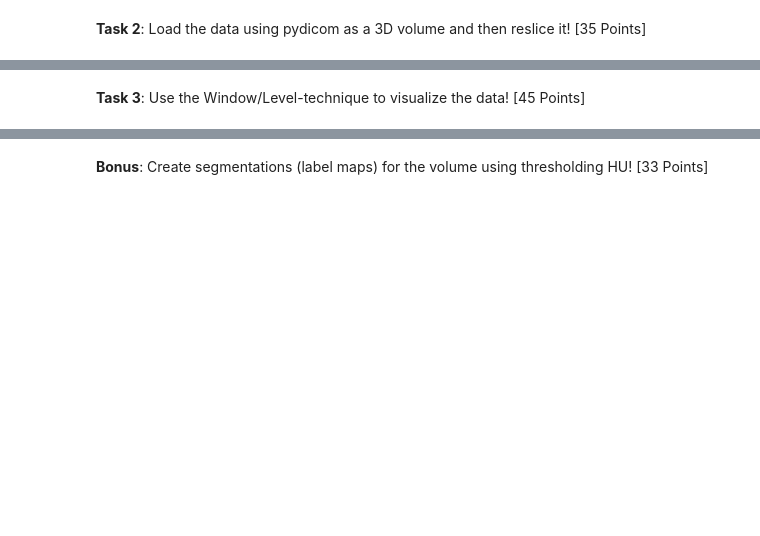
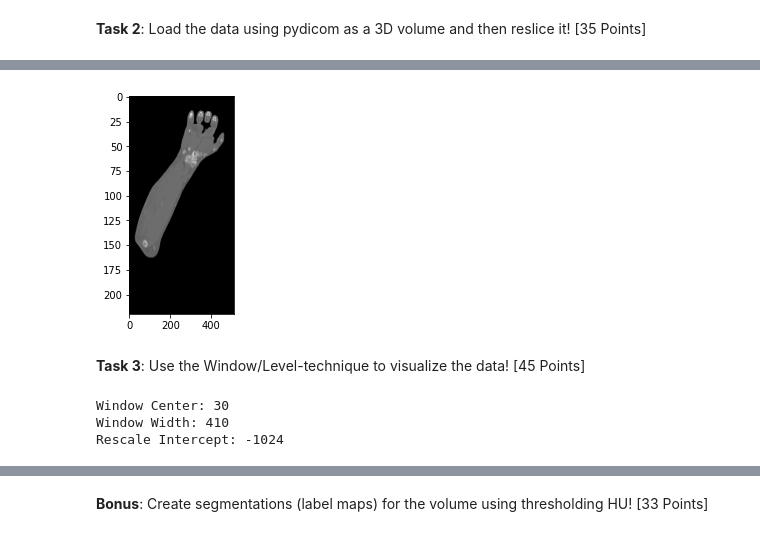
Before and after one commit to bostongfx/cs480student_2021, a Jupyter notebook: 05/CS480_Assignment_5.ipynb, the cells around one changed output, grey strips where cells are left out. Saved outputs shown, nothing was run; the diff lists cells and outputs as text; code cells hidden in the pictures; blank space fills up the shorter version.

```diff
--- a/05/CS480_Assignment_5.ipynb
+++ b/05/CS480_Assignment_5.ipynb
@@ -68,3 +105,10 @@ from pydicom import dcmread
+# %%
+# TODO: YOUR CODE FOR CORONAL
+plt.imshow(data[imshape[0]//5,:,:].T, cmap='gray')
+plt.gca().set_aspect(cor_aspect)
+plt.show()
+# %% [output]
+[figure, added]
 # %% [markdown]
 **Task 3**: Use the Window/Level-technique to visualize the data! [45 Points]
 # %%
@@ -87,0 +130,13 @@ from pydicom import dcmread
+# %%
+# TODO: YOUR CODE
+wc = file0.WindowCenter
+ww = file0.WindowWidth
+ri = file0.RescaleIntercept
+
+print("Window Center: {}\nWindow Width: {}\nRescale Intercept: {}".format(wc,ww,ri))
+vmin = wc-ww//2
+vmax = wc+ww//2
+# %% [output]
+Window Center: 30
+Window Width: 410
+Rescale Intercept: -1024
```
Also changed, not shown: parts of 17 cells of this notebook.
